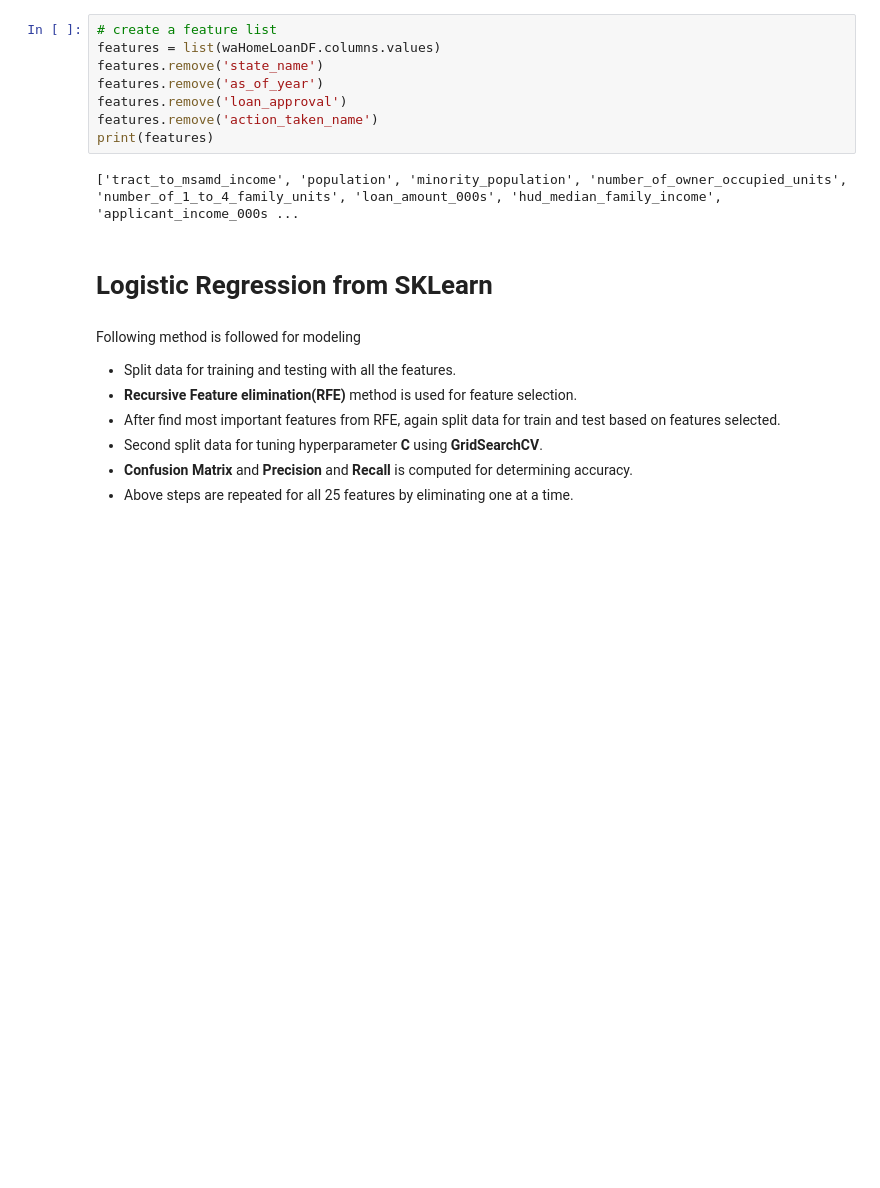
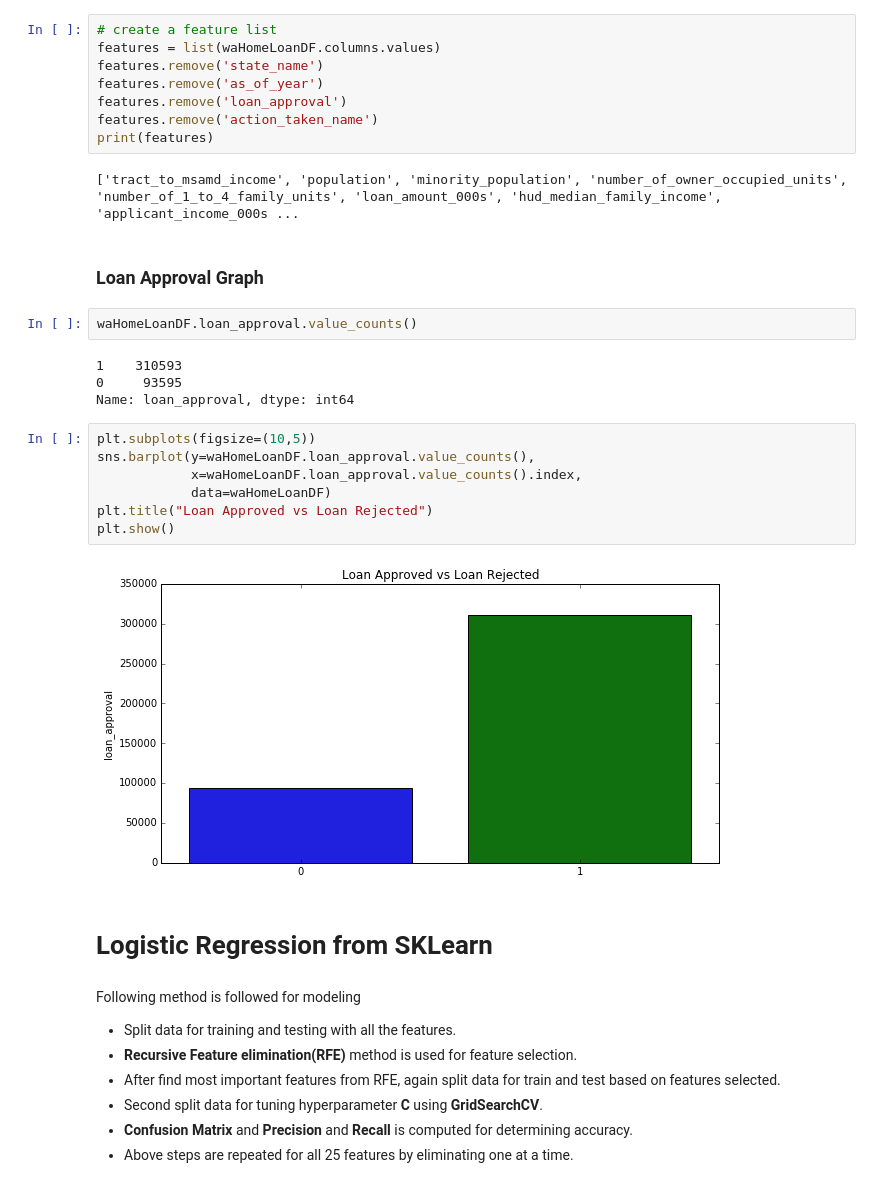
Before and after one commit to khmsha/Springboard, a Jupyter notebook: Capstone_Project1/ML/WashingtonHomeLoans - ML.ipynb, the cells around one changed output. Cells and saved outputs as stored; diff of their text form; blank space fills up the shorter version.

```diff
--- a/Capstone_Project1/ML/WashingtonHomeLoans - ML.ipynb
+++ b/Capstone_Project1/ML/WashingtonHomeLoans - ML.ipynb
@@ -340,6 +341,23 @@ features.remove('action_taken_name')
 print(features)
 # %% [output]
 ['tract_to_msamd_income', 'population', 'minority_population', 'number_of_owner_occupied_units', 'number_of_1_to_4_family_units', 'loan_amount_000s', 'hud_median_family_income', 'applicant_income_000s ...
+# %% [markdown]
+### Loan Approval Graph
+# %%
+waHomeLoanDF.loan_approval.value_counts()
+# %% [output]
+1    310593
+0     93595
+Name: loan_approval, dtype: int64
+# %%
+plt.subplots(figsize=(10,5))
+sns.barplot(y=waHomeLoanDF.loan_approval.value_counts(),
+            x=waHomeLoanDF.loan_approval.value_counts().index,
+            data=waHomeLoanDF)
+plt.title("Loan Approved vs Loan Rejected")
+plt.show()
+# %% [output]
+[figure, added]
 # %% [markdown]
 # Logistic Regression from SKLearn
 # %% [markdown]
```
Also changed, not shown: parts of 50 cells of this notebook, 1 other file.
